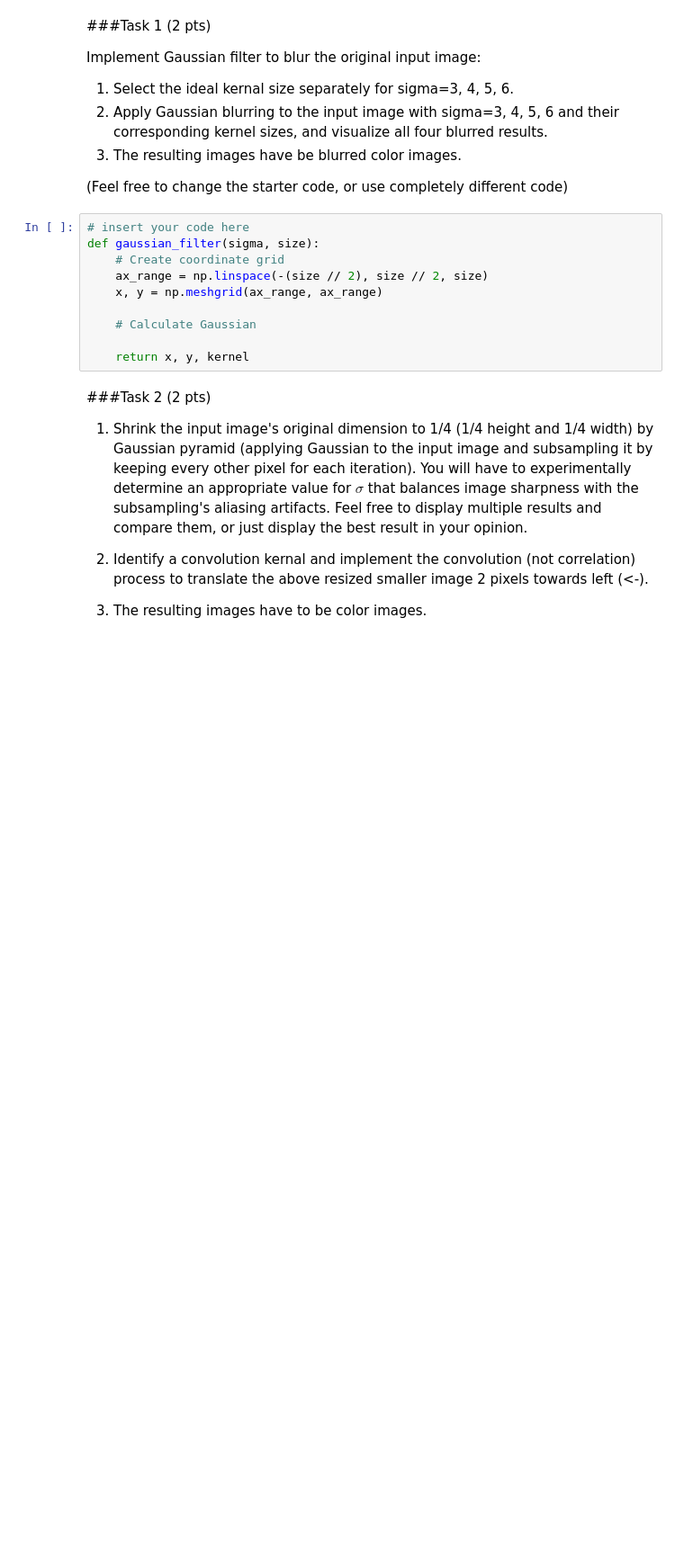
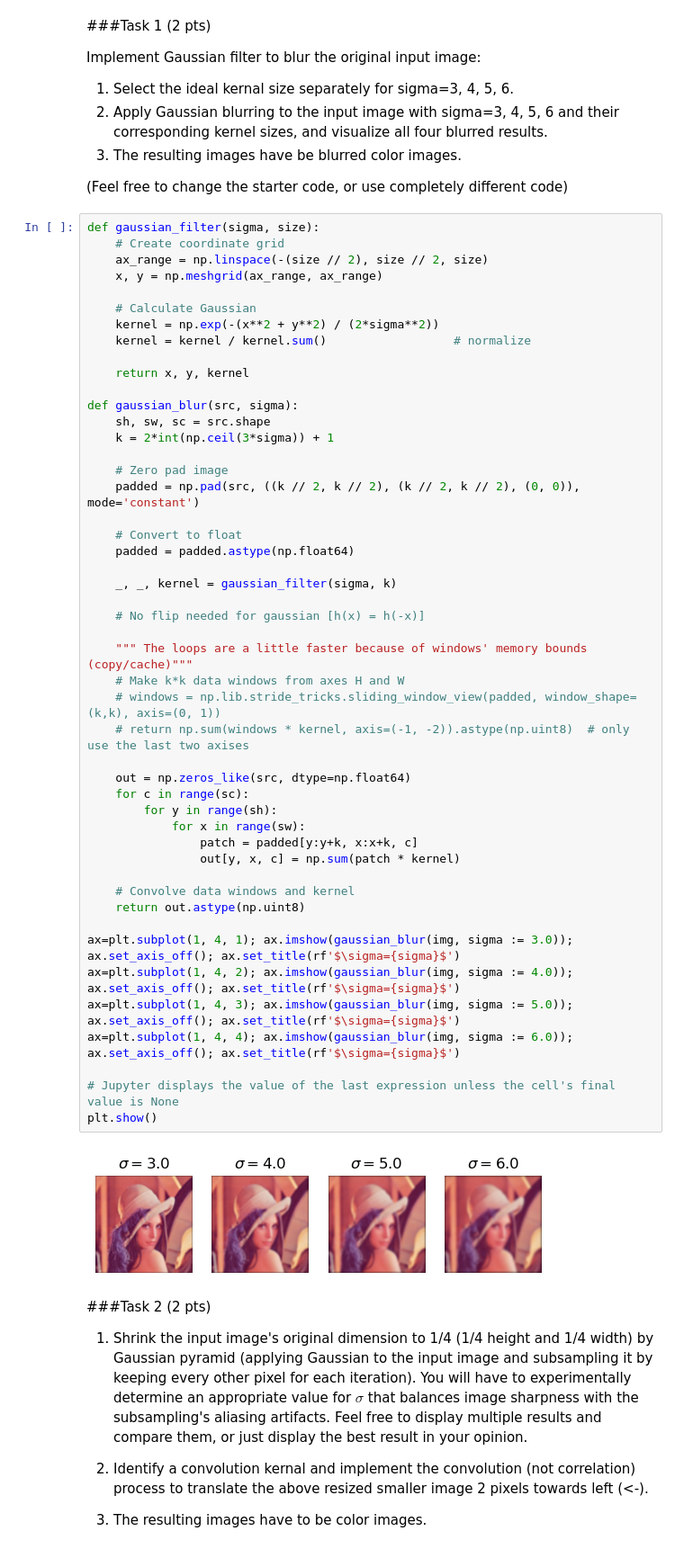
Before and after one commit to dawud-shakir/CS591-DIP, a Jupyter notebook: hw2/dawud_hw2.ipynb, the cells around one changed output. Shown at 90% size. Drawn from its saved outputs; the diff is of its cells as text; blank space fills up the shorter version.

```diff
--- a/hw2/dawud_hw2.ipynb
+++ b/hw2/dawud_hw2.ipynb
@@ -30,16 +30,56 @@ Implement Gaussian filter to blur the original input image:
 3. The resulting images have be blurred color images.
 
 (Feel free to change the starter code, or use completely different code)
-# %%
-# insert your code here
-def gaussian_filter(sigma, size):
-    # Create coordinate grid
-    ax_range = np.linspace(-(size // 2), size // 2, size)
-    x, y = np.meshgrid(ax_range, ax_range)
-
-    # Calculate Gaussian
-
-    return x, y, kernel
+# %%
+def gaussian_filter(sigma, size):
+    # Create coordinate grid
+    ax_range = np.linspace(-(size // 2), size // 2, size)
+    x, y = np.meshgrid(ax_range, ax_range)
+
+    # Calculate Gaussian
+    kernel = np.exp(-(x**2 + y**2) / (2*sigma**2))
+    kernel = kernel / kernel.sum()                  # normalize
+
+    return x, y, kernel
+
+def gaussian_blur(src, sigma):
+    sh, sw, sc = src.shape
+    k = 2*int(np.ceil(3*sigma)) + 1
+
+    # Zero pad image
+    padded = np.pad(src, ((k // 2, k // 2), (k // 2, k // 2), (0, 0)), mode='constant')
+
+    # Convert to float
+    padded = padded.astype(np.float64)
+
+    _, _, kernel = gaussian_filter(sigma, k)
+
+    # No flip needed for gaussian [h(x) = h(-x)]
+
+    """ The loops are a little faster because of windows' memory bounds (copy/cache)"""
+    # Make k*k data windows from axes H and W
+    # windows = np.lib.stride_tricks.sliding_window_view(padded, window_shape=(k,k), axis=(0, 1))
+    # return np.sum(windows * kernel, axis=(-1, -2)).astype(np.uint8)  # only use the last two axises
+
+    out = np.zeros_like(src, dtype=np.float64)
+    for c in range(sc):
+        for y in range(sh):
+            for x in range(sw):
+                patch = padded[y:y+k, x:x+k, c]
+                out[y, x, c] = np.sum(patch * kernel)
+
+    # Convolve data windows and kernel
+    return out.astype(np.uint8)
+
+ax=plt.subplot(1, 4, 1); ax.imshow(gaussian_blur(img, sigma := 3.0)); ax.set_axis_off(); ax.set_title(rf'$\sigma={sigma}$')
+ax=plt.subplot(1, 4, 2); ax.imshow(gaussian_blur(img, sigma := 4.0)); ax.set_axis_off(); ax.set_title(rf'$\sigma={sigma}$')
+ax=plt.subplot(1, 4, 3); ax.imshow(gaussian_blur(img, sigma := 5.0)); ax.set_axis_off(); ax.set_title(rf'$\sigma={sigma}$')
+ax=plt.subplot(1, 4, 4); ax.imshow(gaussian_blur(img, sigma := 6.0)); ax.set_axis_off(); ax.set_title(rf'$\sigma={sigma}$')
+
+# Jupyter displays the value of the last expression unless the cell's final value is None
+plt.show()
+# %% [output]
+[figure, added]
 # %% [markdown]
 ###Task 2 (2 pts)
 
```
Also changed, not shown: parts of 8 cells of this notebook, 1 other file.
